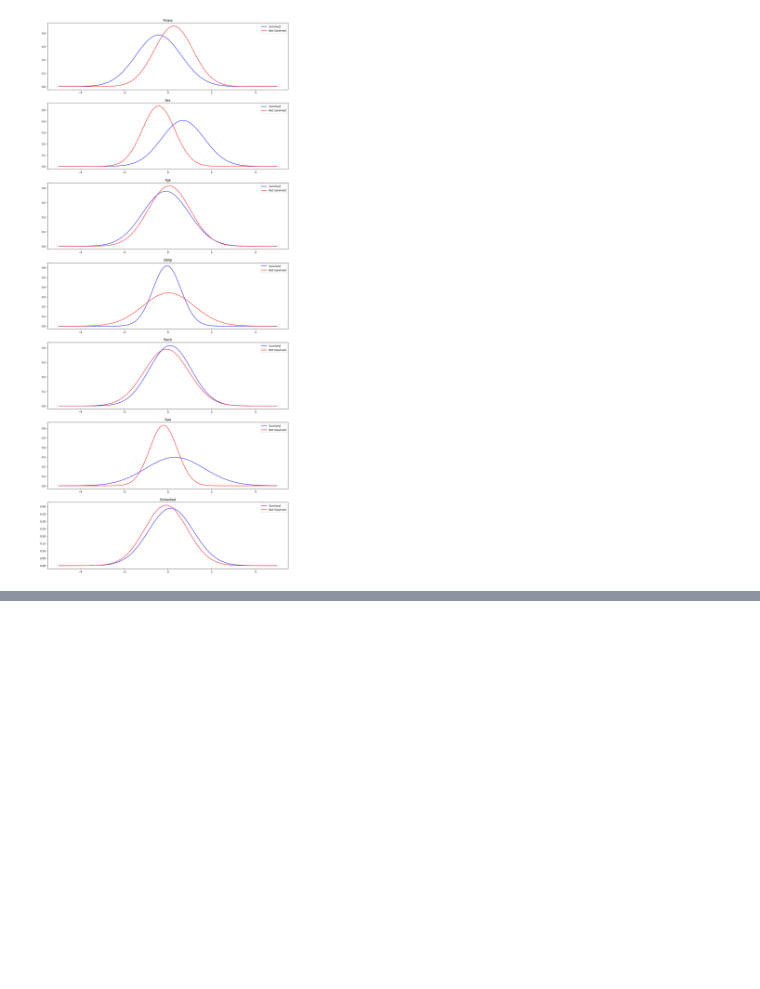
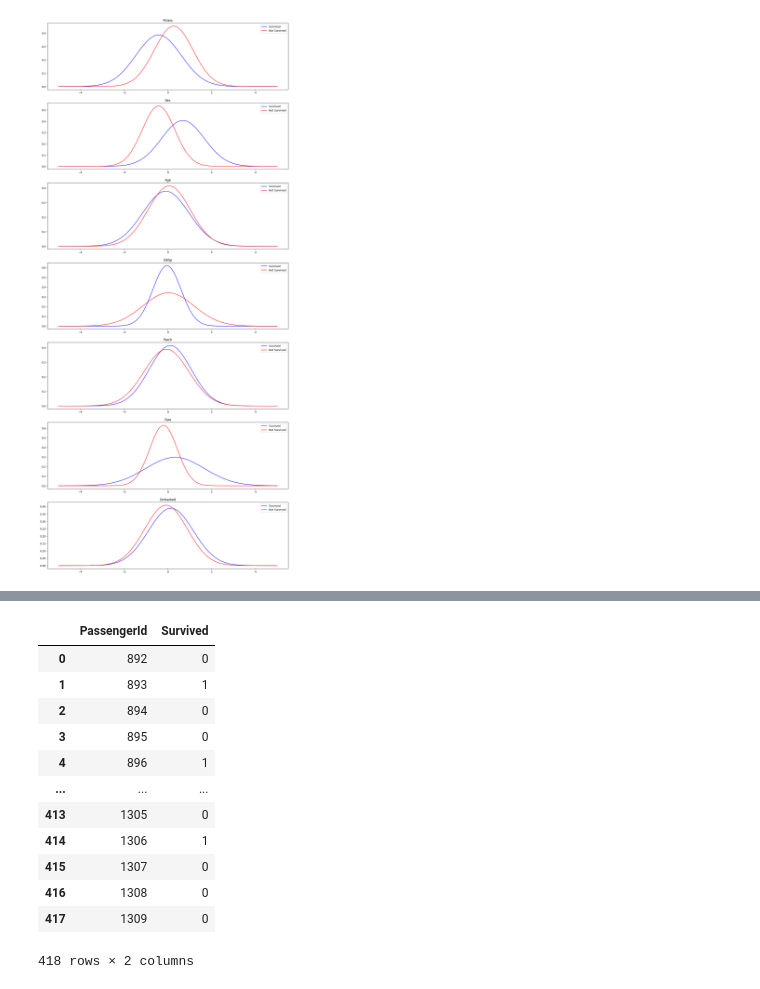
Before and after one commit to PashaBarahimi/Artificial-Intelligence-Projects, a Jupyter notebook: CA0/AI-CA0-810199385.ipynb, the cells around one changed output, grey strips where cells are left out. Drawn from its saved outputs; the diff is of its cells as text; code cells hidden in the pictures; blank space fills up the shorter version.

```diff
--- a/CA0/AI-CA0-810199385.ipynb
+++ b/CA0/AI-CA0-810199385.ipynb
@@ -437,0 +459,18 @@ for idx, (name, row) in enumerate(info.iterrows()):
+# %%
+survivedInMiddle = {
+    'Pclass': 0,
+    'Sex': 0,
+    'Age': 0,
+    'SibSp': 1,
+    'Parch': 1,
+    'Fare': 0,
+    'Embarked': 0
+}
+
+df = pd.DataFrame()
+collisionPoints = {}
+for idx, (name, row) in enumerate(info.iterrows()):
+    collisionPoints[str(name)] = getCollisionPoints(row['Survived Mean'], row['Survived Std'], row['Not Survived Mean'], row['Not Survived Std'])
+    df[name] = normalizedDf[str(name)].apply(lambda x: willSurvive(x, collisionPoints[str(name)], survivedInMiddle[str(name)]))
+    correct = df.loc[df[str(name)] == cleaned['Survived']].shape[0]
+    print(f"{name:8} -> Correct Predictions: {correct} | Accuracy: {correct / df.shape[0] * 100:.2f}%")
@@ -437,0 +543,21 @@ for idx, (name, row) in enumerate(info.iterrows()):
+# %%
+mean, std = getMeanAndStd(cleaned['Sex'])
+normalizedTest = (cleanedTest['Sex'] - mean) / std
+result = pd.DataFrame()
+result['PassengerId'] = test['PassengerId']
+result['Survived'] = normalizedTest.apply(lambda x: willSurvive(x, collisionPoints['Sex'], 0))
+display(result)
+# %% [output]
+|  | PassengerId | Survived |
+| 0 | 892 | 0 |
+| 1 | 893 | 1 |
+| 2 | 894 | 0 |
+| 3 | 895 | 0 |
+| 4 | 896 | 1 |
+| ... | ... | ... |
+| 413 | 1305 | 0 |
+| 414 | 1306 | 1 |
+| 415 | 1307 | 0 |
+| 416 | 1308 | 0 |
+| 417 | 1309 | 0 |
+418 rows × 2 columns
```
Also changed, not shown: parts of 11 cells of this notebook, 1 other file.
